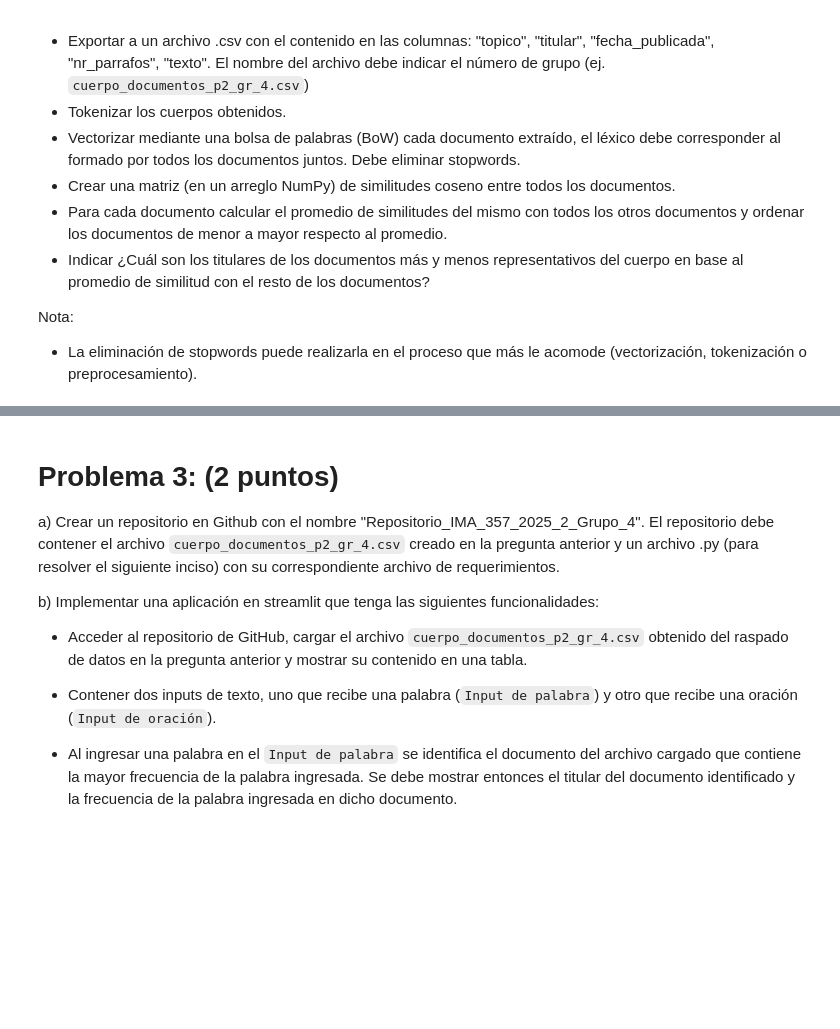
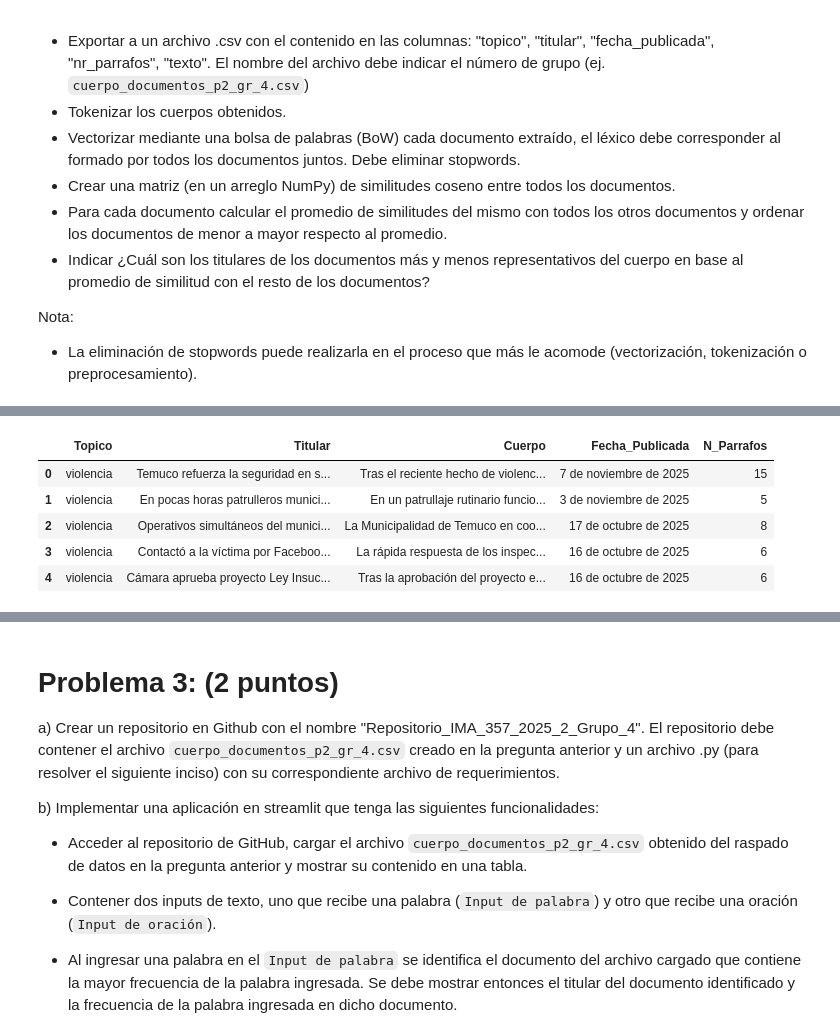
Before and after one commit to LuengoJavier/Tarea_Grupo_4, a Jupyter notebook: Tarea_IMA357_2025_2_Grupo_4.ipynb, the cells around one changed output, grey strips where cells are left out. Saved outputs shown, nothing was run; the diff lists cells and outputs as text; code cells hidden in the pictures; blank space fills up the shorter version.

Commit message:
Se sube pregunta 2 modificada, se arregla el conteo de parrafos e impreción de matriz, además se sube archivo solicitado

```diff
--- a/Tarea_IMA357_2025_2_Grupo_4.ipynb
+++ b/Tarea_IMA357_2025_2_Grupo_4.ipynb
@@ -456,12 +491,12 @@ topicos = ['violencia','turismo','rural']  # Grupo 4
 # Identificar elementos del HTML.
 siteData = Website(name='temuco',
                     url='https://www.temuco.cl/',
-                    searchUrl='',
-                    resultListing='',
-                    resultUrl='',
+                    searchUrl='https://www.temuco.cl/?s=',
+                    resultListing='tr.post-row',
+                    resultUrl='td a',
                     absoluteUrl=True,
-                    titleTag='',
-                    bodyTag='',
+                    titleTag='h1.entry-title',
+                    bodyTag='div.entry-content p',
                     fecha= 'time')
 
 crawler = Crawler(siteData=siteData,topics=topicos)
@@ -469,2 +522,9 @@ crawler.scrape()
 # %%
-crawler.dataFrame.tail()  # Ver últimos resultados
+crawler.dataFrame.head()  # Ver últimos resultados
+# %% [output]
+|  | Topico | Titular | Cuerpo | Fecha_Publicada | N_Parrafos |
+| 0 | violencia | Temuco refuerza la seguridad en s... | Tras el reciente hecho de violenc... | 7 de noviembre de 2025 | 15 |
+| 1 | violencia | En pocas horas patrulleros munici... | En un patrullaje rutinario funcio... | 3 de noviembre de 2025 | 5 |
+| 2 | violencia | Operativos simultáneos del munici... | La Municipalidad de Temuco en coo... | 17 de octubre de 2025 | 8 |
+| 3 | violencia | Contactó a la víctima por Faceboo... | La rápida respuesta de los inspec... | 16 de octubre de 2025 | 6 |
+| 4 | violencia | Cámara aprueba proyecto Ley Insuc... | Tras la aprobación del proyecto e... | 16 de octubre de 2025 | 6 |
```
Also changed, not shown: parts of 11 cells of this notebook, 1 other file.
